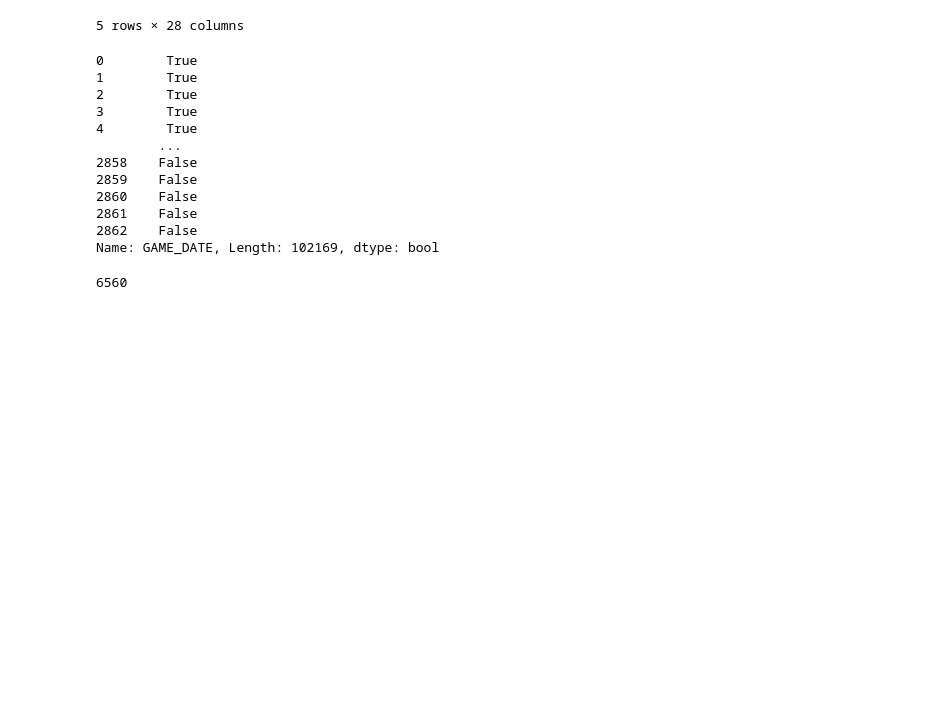
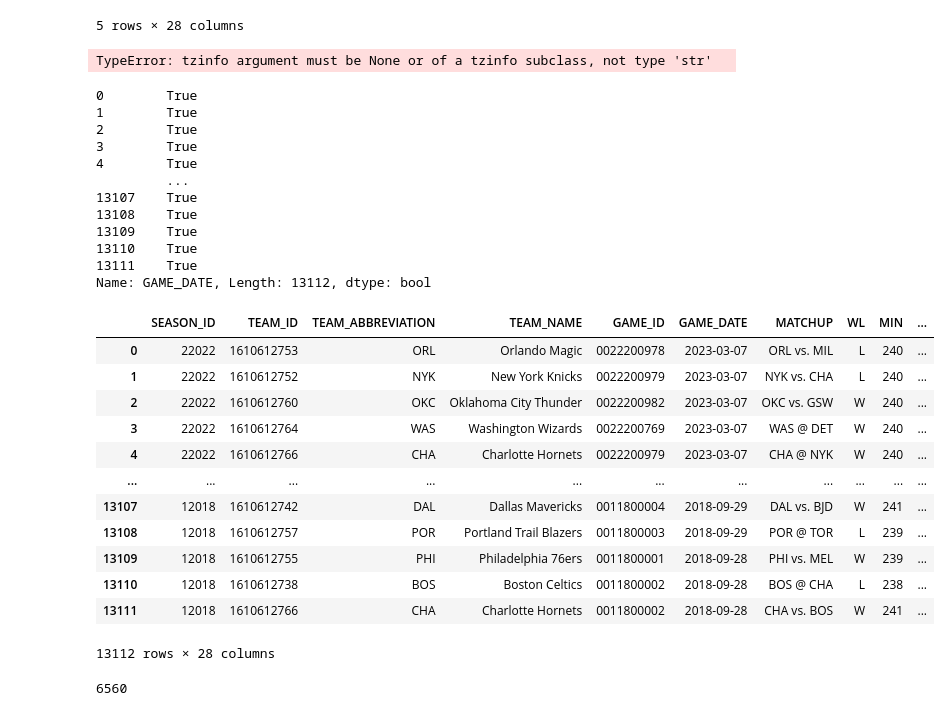
Before and after one commit to alecmatt5/nba_betting_analysis, a Jupyter notebook: backend/notebooks/nba_api_example.ipynb, the cells around one changed output. Cells and saved outputs as stored; diff of their text form; code cells hidden in the pictures; blank space fills up the shorter version.

```diff
--- a/backend/notebooks/nba_api_example.ipynb
+++ b/backend/notebooks/nba_api_example.ipynb
@@ -56,22 +59,42 @@ games.head()
+# %%
+today = datetime.today().astimezone(tz='America/New_York').strftime('%Y-%m-%d')
+# %% [output]
+TypeError: tzinfo argument must be None or of a tzinfo subclass, not type 'str'
 # %%
-games['GAME_DATE'] > "2015-09-01"
+games['GAME_DATE'] < today
 # %% [output]
 0        True
 1        True
 2        True
 3        True
 4        True
-        ...
-2858    False
-2859    False
-2860    False
-2861    False
-2862    False
-Name: GAME_DATE, Length: 102169, dtype: bool
+         ...
+13107    True
+13108    True
+13109    True
+13110    True
+13111    True
+Name: GAME_DATE, Length: 13112, dtype: bool
 # %%
 games = games[games['GAME_DATE'] > "2018-09-01"].sort_values(by='GAME_DATE', ascending=False)
 # %%
 games.reset_index(drop=True, inplace=True)
+# %%
+games
+# %% [output]
+|  | SEASON_ID | TEAM_ID | TEAM_ABBREVIATION | TEAM_NAME | GAME_ID | GAME_DATE | MATCHUP | WL | MIN | ... |
+| 0 | 22022 | 1610612753 | ORL | Orlando Magic | 0022200978 | 2023-03-07 | ORL vs. MIL | L | 240 | ... |
+| 1 | 22022 | 1610612752 | NYK | New York Knicks | 0022200979 | 2023-03-07 | NYK vs. CHA | L | 240 | ... |
+| 2 | 22022 | 1610612760 | OKC | Oklahoma City Thunder | 0022200982 | 2023-03-07 | OKC vs. GSW | W | 240 | ... |
+| 3 | 22022 | 1610612764 | WAS | Washington Wizards | 0022200769 | 2023-03-07 | WAS @ DET | W | 240 | ... |
+| 4 | 22022 | 1610612766 | CHA | Charlotte Hornets | 0022200979 | 2023-03-07 | CHA @ NYK | W | 240 | ... |
+| ... | ... | ... | ... | ... | ... | ... | ... | ... | ... | ... |
+| 13107 | 12018 | 1610612742 | DAL | Dallas Mavericks | 0011800004 | 2018-09-29 | DAL vs. BJD | W | 241 | ... |
+| 13108 | 12018 | 1610612757 | POR | Portland Trail Blazers | 0011800003 | 2018-09-29 | POR @ TOR | L | 239 | ... |
+| 13109 | 12018 | 1610612755 | PHI | Philadelphia 76ers | 0011800001 | 2018-09-28 | PHI vs. MEL | W | 239 | ... |
+| 13110 | 12018 | 1610612738 | BOS | Boston Celtics | 0011800002 | 2018-09-28 | BOS @ CHA | L | 238 | ... |
+| 13111 | 12018 | 1610612766 | CHA | Charlotte Hornets | 0011800002 | 2018-09-28 | CHA vs. BOS | W | 241 | ... |
+13112 rows × 28 columns
 # %%
 games = games[12:]
 # %%
```
Also changed, not shown: parts of 3 cells of this notebook, 18 other files.
